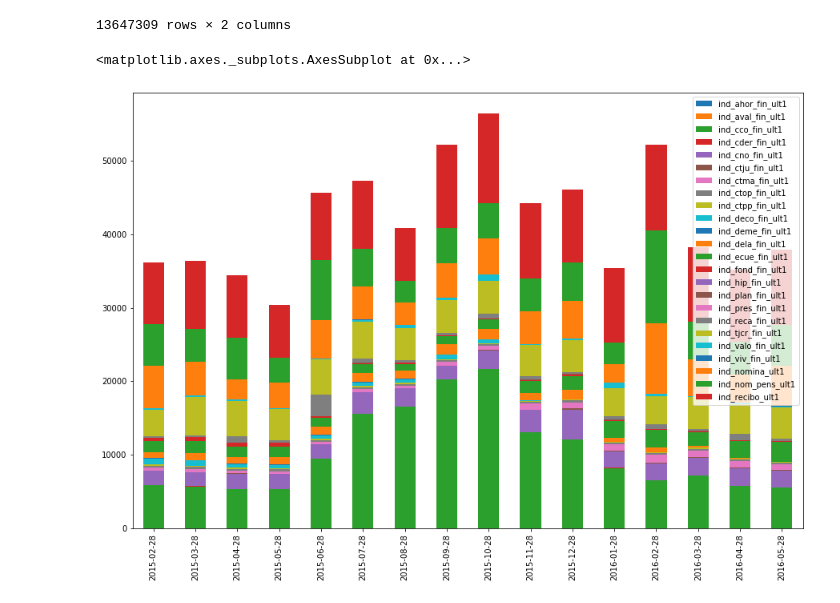
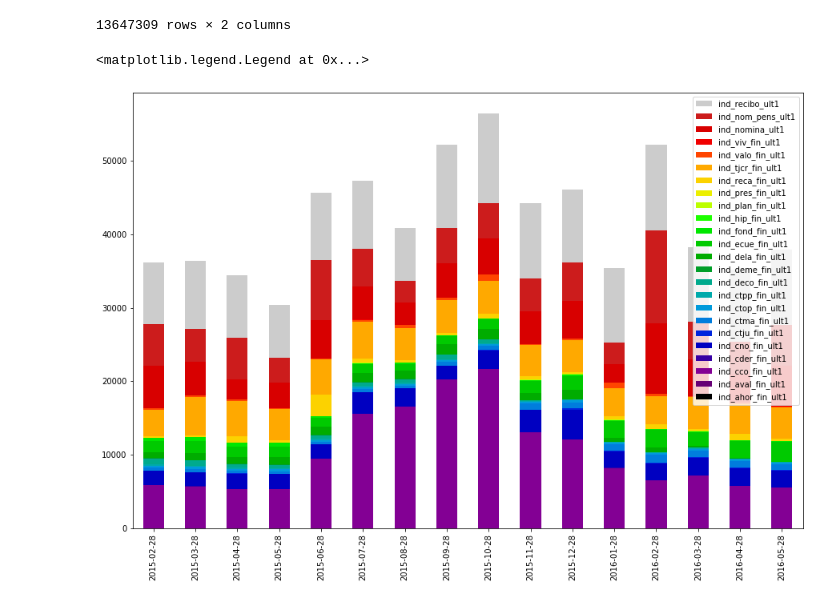
Before and after one commit to 12jeong/Kaggle-beginner, a Jupyter notebook: Santander-Product-Recommendation-Competition/EDA.ipynb, the cells around one changed output. Saved outputs shown, nothing was run; the diff lists cells and outputs as text; code cells hidden in the pictures.

```diff
--- a/Santander-Product-Recommendation-Competition/EDA.ipynb
+++ b/Santander-Product-Recommendation-Competition/EDA.ipynb
@@ -392,12 +392,14 @@ for i in range(len(prod_cols)) :
 label_over_time_df = pd.DataFrame(label_over_time).T
 label_over_time_df.index = months
 label_over_time_df.columns = prod_cols
-
-plt.rcParams["figure.figsize"] = (15,10)
-label_over_time_df.iloc[1:].plot.bar(stacked=True) # "2015-01-28 제외"
-# %% [output]
-<matplotlib.axes._subplots.AxesSubplot at 0x...>
-[figure, removed]
+# %%
+plt.rcParams["figure.figsize"] = (15,10)
+ax = label_over_time_df.iloc[1:].plot.bar(stacked=True, cmap=plt.cm.get_cmap("nipy_spectral")) # "2015-01-28 제외"
+handles, labels = ax.get_legend_handles_labels()
+ax.legend(reversed(handles), reversed(labels), loc='upper right') # Reverse legend order pandas plot
+# %% [output]
+<matplotlib.legend.Legend at 0x...>
+[figure, added]
 # %%
 label_over_time_df2 = label_over_time_df.apply(lambda x: 100*x/x.sum(), axis=1)
 label_over_time_df2.index = months
```
Also changed, not shown: parts of 2 cells of this notebook.
